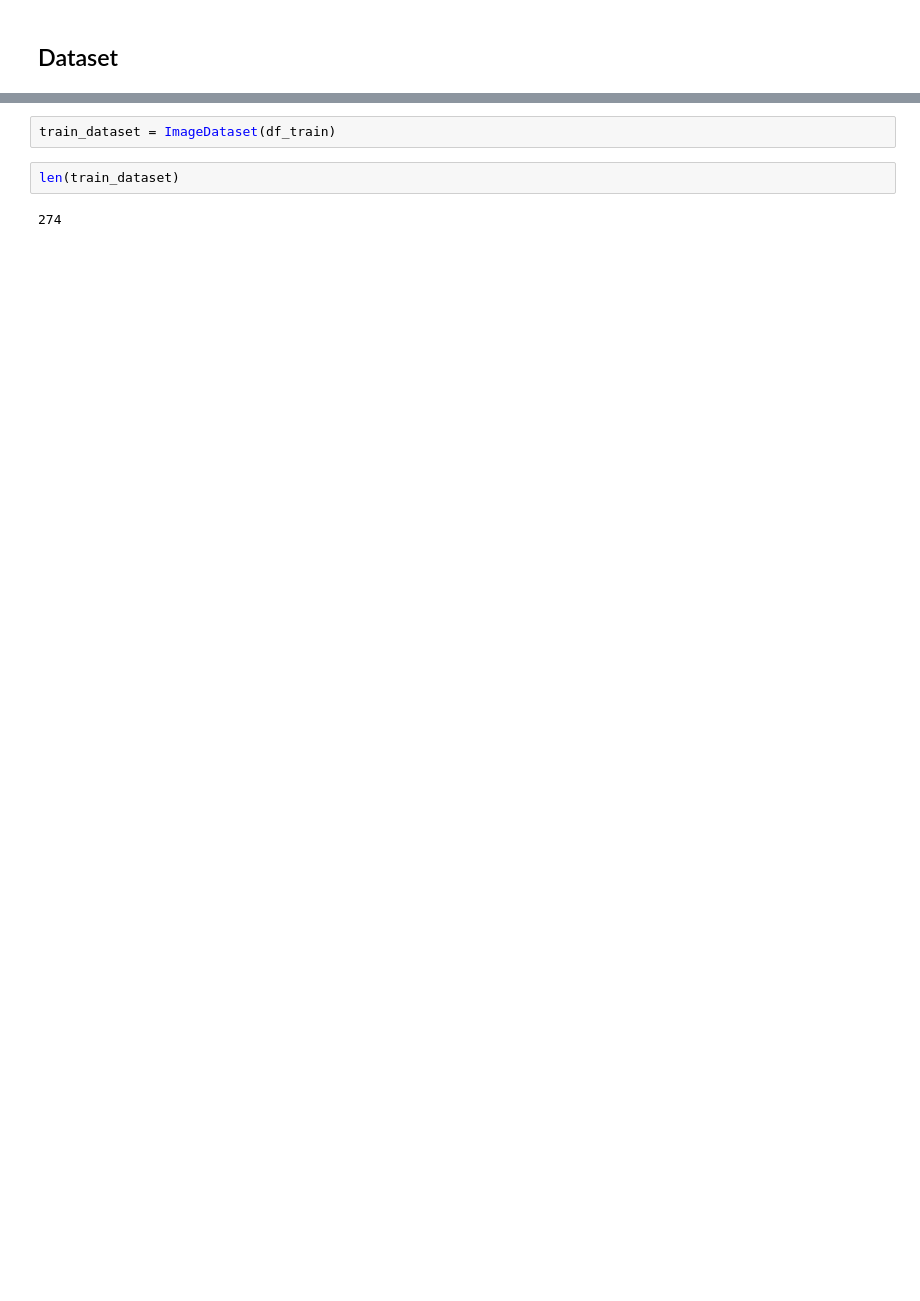
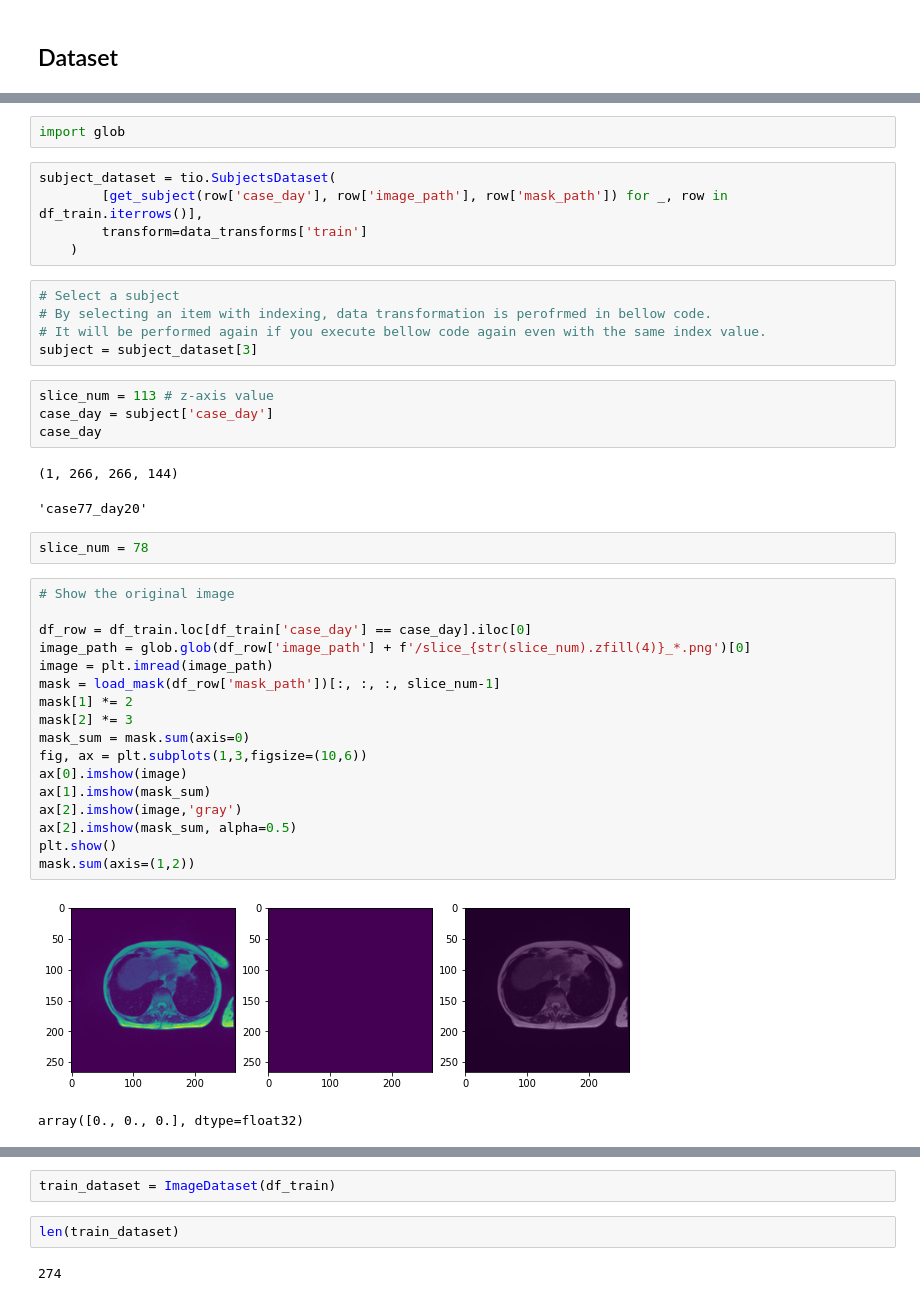
Before and after one commit to donguklim/uw_madison_unet, a Jupyter notebook: train.ipynb, the cells around one changed output, grey strips where cells are left out. Cells and saved outputs as stored; diff of their text form; blank space fills up the shorter version.

```diff
--- a/train.ipynb
+++ b/train.ipynb
@@ -109,0 +242,41 @@ df_train.head(4)
+# %%
+import glob
+# %%
+subject_dataset = tio.SubjectsDataset(
+        [get_subject(row['case_day'], row['image_path'], row['mask_path']) for _, row in df_train.iterrows()],
+        transform=data_transforms['train']
+    )
+# %%
+# Select a subject
+# By selecting an item with indexing, data transformation is perofrmed in bellow code.
+# It will be performed again if you execute bellow code again even with the same index value.
+subject = subject_dataset[3]
+# %%
+slice_num = 113 # z-axis value
+case_day = subject['case_day']
+case_day
+# %% [output]
+(1, 266, 266, 144)
+'case77_day20'
+# %%
+slice_num = 78
+# %%
+# Show the original image
+
+df_row = df_train.loc[df_train['case_day'] == case_day].iloc[0]
+image_path = glob.glob(df_row['image_path'] + f'/slice_{str(slice_num).zfill(4)}_*.png')[0]
+image = plt.imread(image_path)
+mask = load_mask(df_row['mask_path'])[:, :, :, slice_num-1]
+mask[1] *= 2
+mask[2] *= 3
+mask_sum = mask.sum(axis=0)
+fig, ax = plt.subplots(1,3,figsize=(10,6))
+ax[0].imshow(image)
+ax[1].imshow(mask_sum)
+ax[2].imshow(image,'gray')
+ax[2].imshow(mask_sum, alpha=0.5)
+plt.show()
+mask.sum(axis=(1,2))
+# %% [output]
+[figure, added]
+array([0., 0., 0.], dtype=float32)
```
Also changed, not shown: parts of 25 cells of this notebook.
